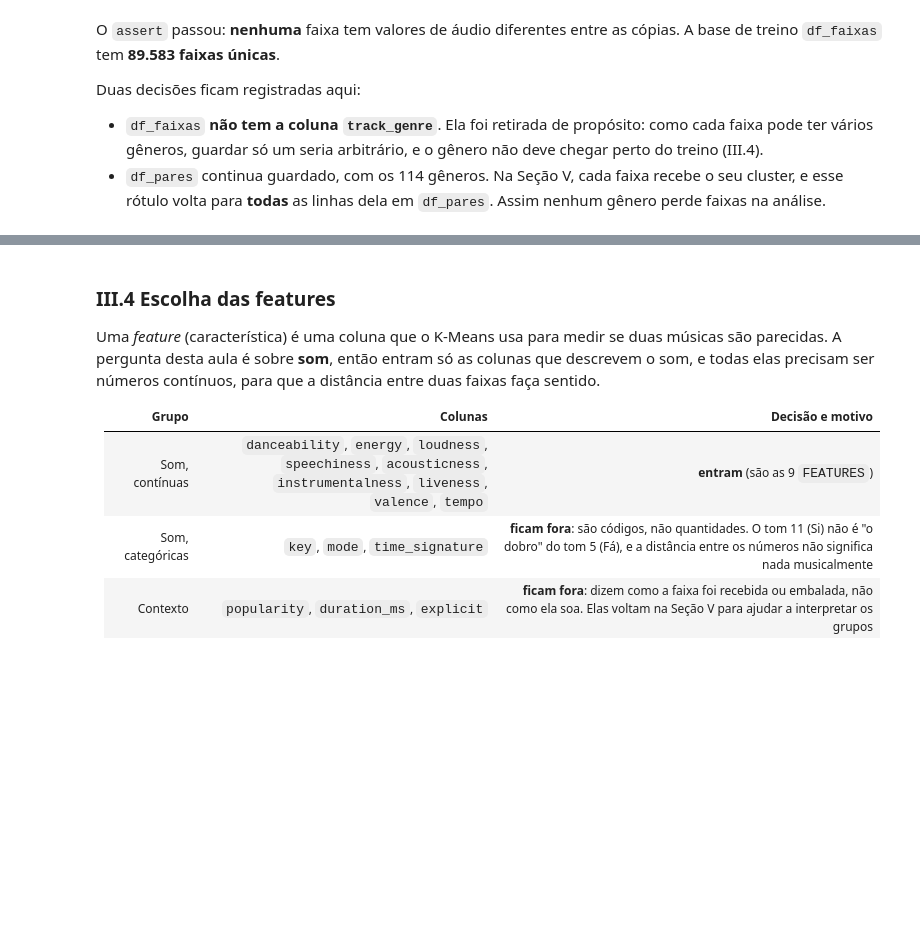
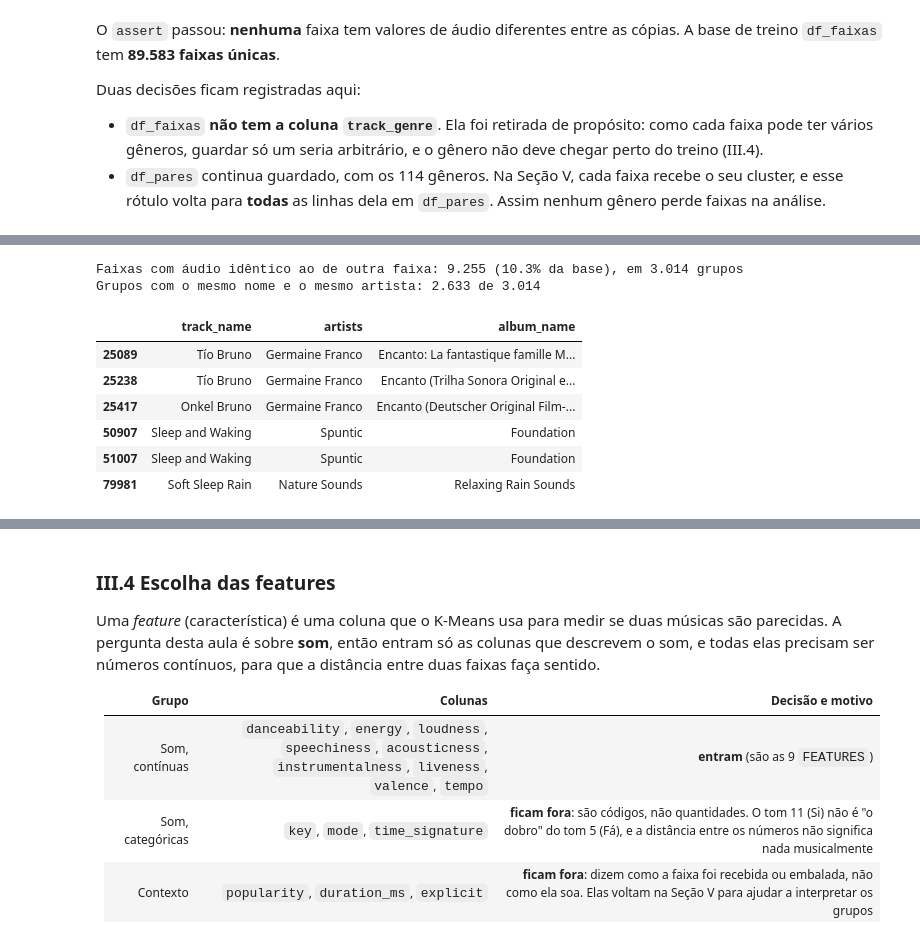
Before and after one commit to DataScience-Fatec-Projects/kmeans-musicas-spotify, a Jupyter notebook: notebooks/aula_kmeans_spotify.ipynb, the cells around one changed output, grey strips where cells are left out. Saved outputs shown, nothing was run; the diff lists cells and outputs as text; code cells hidden in the pictures; blank space fills up the shorter version.

```diff
--- a/notebooks/aula_kmeans_spotify.ipynb
+++ b/notebooks/aula_kmeans_spotify.ipynb
@@ -1114,0 +1124,23 @@ Duas decisões ficam registradas aqui:
+# %%
+audio_repetido = df_faixas.duplicated(FEATURES, keep=False)
+grupos_repetidos = df_faixas[audio_repetido].groupby(FEATURES)
+mesmo_nome_e_artista = (grupos_repetidos[["track_name", "artists"]].nunique() == 1).all(axis=1)
+
+def milhar(n):  # separador de milhar com ponto
+    return f"{n:,}".replace(",", ".")
+
+print(f"Faixas com áudio idêntico ao de outra faixa: {milhar(audio_repetido.sum())} "
+      f"({100 * audio_repetido.mean():.1f}% da base), em {milhar(grupos_repetidos.ngroups)} grupos")
+print(f"Grupos com o mesmo nome e o mesmo artista: {milhar(mesmo_nome_e_artista.sum())} "
+      f"de {milhar(len(mesmo_nome_e_artista))}")
+df_faixas[audio_repetido].sort_values(FEATURES)[["track_name", "artists", "album_name"]].head(6)
+# %% [output]
+Faixas com áudio idêntico ao de outra faixa: 9.255 (10.3% da base), em 3.014 grupos
+Grupos com o mesmo nome e o mesmo artista: 2.633 de 3.014
+|  | track_name | artists | album_name |
+| 25089 | Tío Bruno | Germaine Franco | Encanto: La fantastique famille M... |
+| 25238 | Tío Bruno | Germaine Franco | Encanto (Trilha Sonora Original e... |
+| 25417 | Onkel Bruno | Germaine Franco | Encanto (Deutscher Original Film-... |
+| 50907 | Sleep and Waking | Spuntic | Foundation |
+| 51007 | Sleep and Waking | Spuntic | Foundation |
+| 79981 | Soft Sleep Rain | Nature Sounds | Relaxing Rain Sounds |
```
Also changed, not shown: parts of 7 cells of this notebook, 2 other files.
